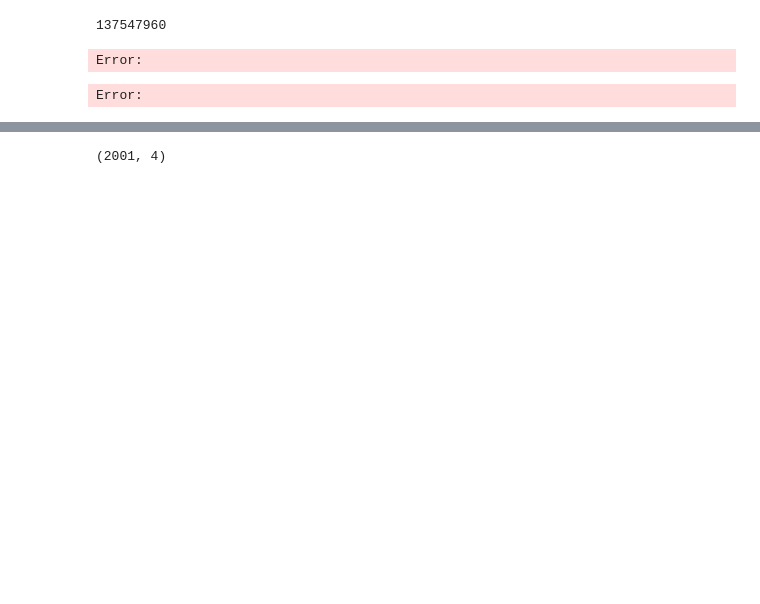
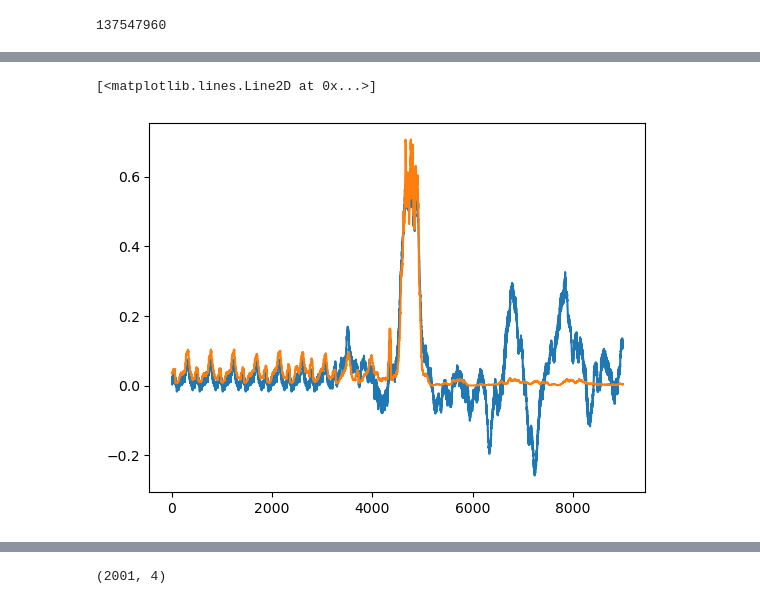
Before and after one commit to floriantilliet/mnhn_internship, a Jupyter notebook: projet1.ipynb, the cells around one changed output, grey strips where cells are left out. Drawn from its saved outputs; the diff is of its cells as text; code cells hidden in the pictures; blank space fills up the shorter version.

Commit message:
made prediction graph and optimized some functions

```diff
--- a/projet1.ipynb
+++ b/projet1.ipynb
@@ -105,25 +118,31 @@ for file in fichiers:
 # %%
-#create dataset
-Ytrain_chr2L=np.copy(val[1000:11000])#23512712])
+#create dataset section
+Ytrain_chr2L=np.copy(val[1000:10000])
 chr2L=np.copy(np.load('/home/florian/projet/r6.16/seq.npz')['2L'])
 Xtrain_chr2L=[]
-for i in range(1000,11000):#len(chr2L)-1001):
+for i in range(1000,10000):
     Xtrain_chr2L.append(chr2L[i-1000:i+1001])
 Xtrain_chr2L = np.array(Xtrain_chr2L)
+# %%
+#create dataset random
+Ytrain_chr2L=np.copy(val[dataset])
+chr2L=np.copy(np.load('/home/florian/projet/r6.16/seq.npz')['2L'])
+Xtrain_chr2L=[]
+for i in dataset:
+    Xtrain_chr2L.append(chr2L[i-1000:i+1001])
 # %%
 #modèle
 
 model = tf.keras.models.Sequential([
     tf.keras.layers.Conv1D(128, kernel_size=(6), activation='relu', input_shape=(2001,4)),
-    tf.keras.layers.MaxPooling1D(pool_size=(12)),
+    tf.keras.layers.MaxPooling1D(pool_size=(4)),
     tf.keras.layers.Conv1D(64, kernel_size=(12), activation='relu'),
-    #tf.keras.layers.MaxPooling1D(pool_size=(12)),
     tf.keras.layers.Flatten(),
     tf.keras.layers.Dense(128, activation='relu'),
-    tf.keras.layers.Dense(1, activation='softmax')
+    tf.keras.layers.Dense(1)#, activation="sigmoid")
     ])
 
-loss_fn = tf.keras.losses.MeanAbsoluteError()
+loss_fn = tf.keras.losses.MeanSquaredError()
 
 model.compile(loss=loss_fn,
     optimizer='adam',
@@ -149,5 +168,5 @@ Trainable params: 1,371,585
 Non-trainable params: 0
 _________________________________________________________________
 # %%
-history = model.fit(Xtrain_chr2L, Ytrain_chr2L, epochs=2, validation_split=0.30, verbose=1)
+history = model.fit(Xtrain_chr2L, Ytrain_chr2L, epochs=3, validation_split=0.30, verbose=1)#, batch_size=128)
 # %% [output]
@@ -162,7 +185,8 @@ len((np.load('/home/florian/projet/r6.16/seq.npz')['2L']))+len(np.load('/home/fl
 # %% [output]
 137547960
-# %%
-model.predict(Xtrain_chr2L[0])
-# %% [output]
-Error:
-Error:
+# %%
+#prediction plot
+pred=model.predict(Xtrain_chr2L, batch_size=1024)
+plt.plot(pred)
+plt.plot(Ytrain_chr2L)
+# %% [output]
@@ -168,0 +194,2 @@ Error:
+[<matplotlib.lines.Line2D at 0x...>]
+[figure, added]
```
Also changed, not shown: parts of 22 cells of this notebook.
